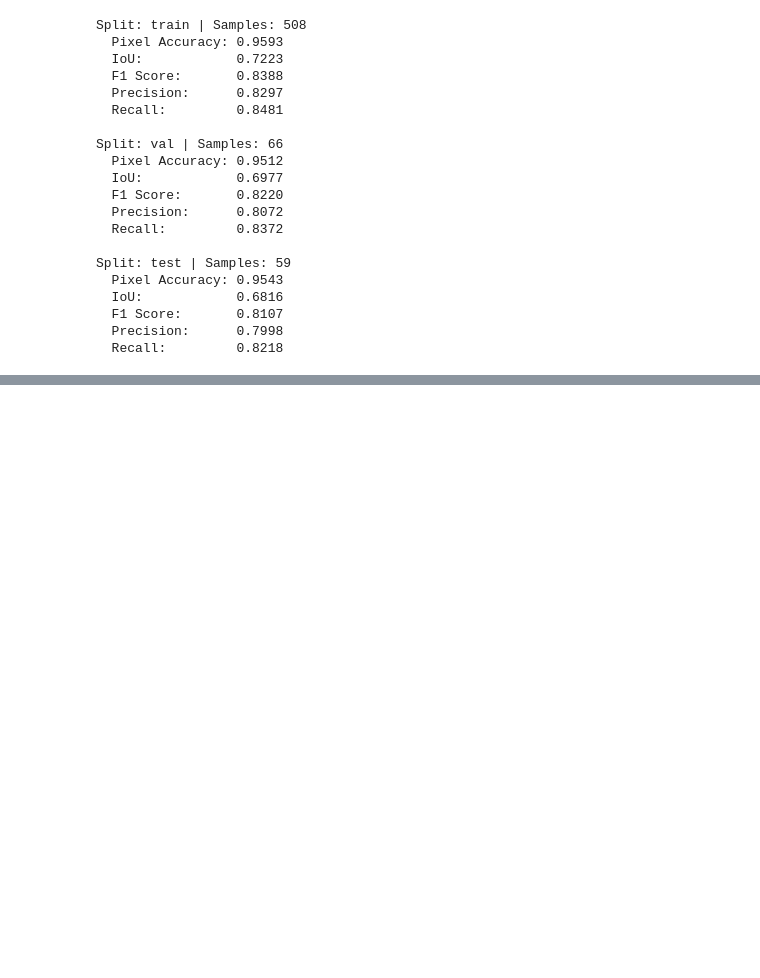
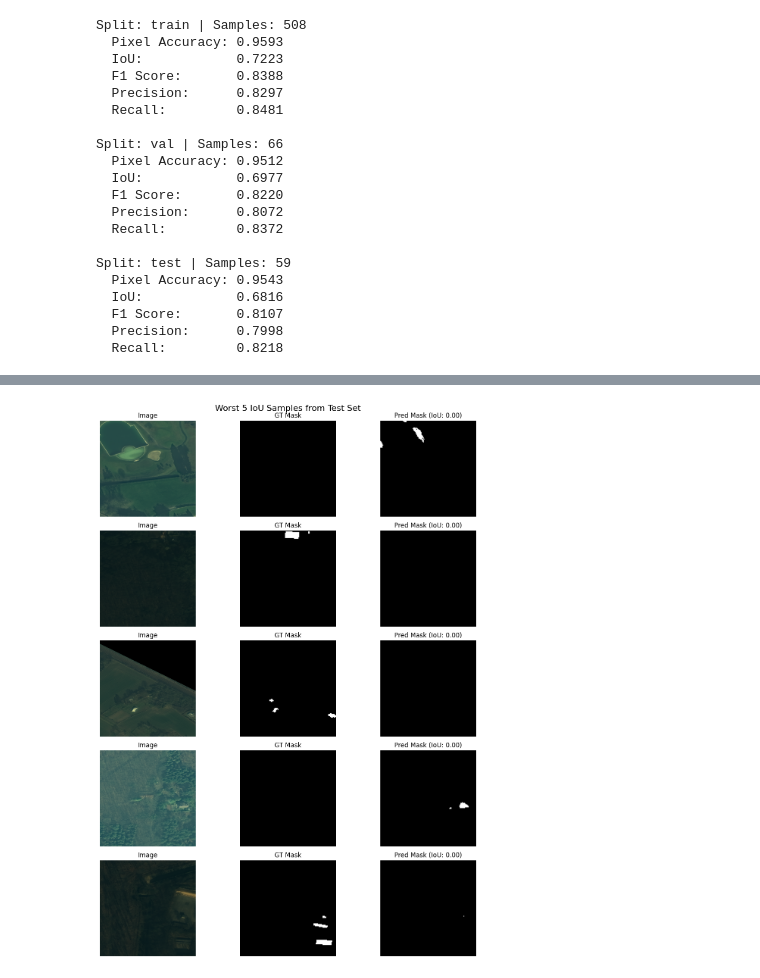
Before and after one commit to paster489/LMY, a Jupyter notebook: inference.ipynb, the cells around one changed output, grey strips where cells are left out. Cells and saved outputs as stored; diff of their text form; code cells hidden in the pictures; blank space fills up the shorter version.

```diff
--- a/inference.ipynb
+++ b/inference.ipynb
@@ -425,0 +736,100 @@ Split: test | Samples: 59
+# %%
+import os
+import cv2
+import torch
+import rasterio
+import numpy as np
+import matplotlib.pyplot as plt
+from pathlib import Path
+from sklearn.metrics import jaccard_score
+from transformers import SegformerImageProcessor, SegformerForSemanticSegmentation
+
+# === Paths ===
+base_path = Path("/home/paster/LMY/data/general/split")
+checkpoint_path = "/home/paster/LMY/segformer_output/checkpoint-13770"
+split = "test"  # now evaluating entire test set
+
+# === Load model and processor ===
+device = torch.device("cuda" if torch.cuda.is_available() else "cpu")
+processor = SegformerImageProcessor(
+    do_resize=True, size=(512, 512), do_normalize=True, reduce_labels=False
+)
+model = SegformerForSemanticSegmentation.from_pretrained(checkpoint_path).to(device)
+model.eval()
+
+# === Evaluation Loop ===
+img_dir = base_path / split / "images"
+mask_dir = base_path / split / "mask"
+image_paths = sorted(img_dir.glob("*.tif"))
+
+samples = []
+
+for img_path in image_paths:
+    mask_path = mask_dir / img_path.name.replace(".tif", ".png")
+    if not mask_path.exists():
+        continue
+
+    # Read and normalize image
+    with rasterio.open(img_path) as src:
+        image = src.read([1, 2, 3])
+        image = np.transpose(image, (1, 2, 0))
+        image = (image - image.min()) / (image.max() - image.min() + 1e-8)
+        image_uint8 = (image * 255).astype(np.uint8)
+
+    inputs = processor(images=image_uint8, return_tensors="pt").to(device)
+    with torch.no_grad():
+        outputs = model(**inputs)
+        logits = outputs.logits
+        predicted_mask = logits.argmax(dim=1)[0].cpu().numpy()
+        pred_mask_bin = (predicted_mask > 0).astype(np.uint8)
+
+    # Load and prepare ground truth
+    gt_mask = cv2.imread(str(mask_path), cv2.IMREAD_GRAYSCALE)
+    gt_mask = (gt_mask > 0).astype(np.uint8)
+    gt_mask_resized = cv2.resize(gt_mask, (predicted_mask.shape[1], predicted_mask.shape[0]), interpolation=cv2.INTER_NEAREST)
+
+    # Compute IoU
+    if (gt_mask_resized.sum() == 0) and (pred_mask_bin.sum() == 0):
+        iou = 1.0  # both empty, perfect match
+    else:
+        iou = jaccard_score(gt_mask_resized.flatten(), pred_mask_bin.flatten(), zero_division=1)
+
+    samples.append({
+        "path": img_path,
+        "image": image_uint8,
+        "gt": gt_mask_resized,
+        "pred": pred_mask_bin,
+        "iou": iou
+    })
+
+# === Sort by IoU and take bottom 5
+worst_samples = sorted(samples, key=lambda x: x["iou"])[:5]
+
+# === Plotting Function
+def plot_samples(title, samples):
+    fig, axs = plt.subplots(len(samples), 3, figsize=(12, len(samples) * 3))
+    fig.suptitle(title, fontsize=16)
+
+    if len(samples) == 1:
+        axs = np.expand_dims(axs, axis=0)
+
+    for i, s in enumerate(samples):
+        axs[i][0].imshow(s["image"])
+        axs[i][0].set_title("Image")
+
+        axs[i][1].imshow(s["gt"], cmap='gray')
+        axs[i][1].set_title("GT Mask")
+
+        axs[i][2].imshow(s["pred"], cmap='gray')
+        axs[i][2].set_title(f"Pred Mask (IoU: {s['iou']:.2f})")
+
+        for ax in axs[i]:
+            ax.axis("off")
+
+    plt.tight_layout()
+    plt.show()
+
+# === Show worst 5
+plot_samples("Worst 5 IoU Samples from Test Set", worst_samples)
+# %% [output]
+[figure, added]
```
Also changed, not shown: parts of 9 cells of this notebook, 2 other files.
